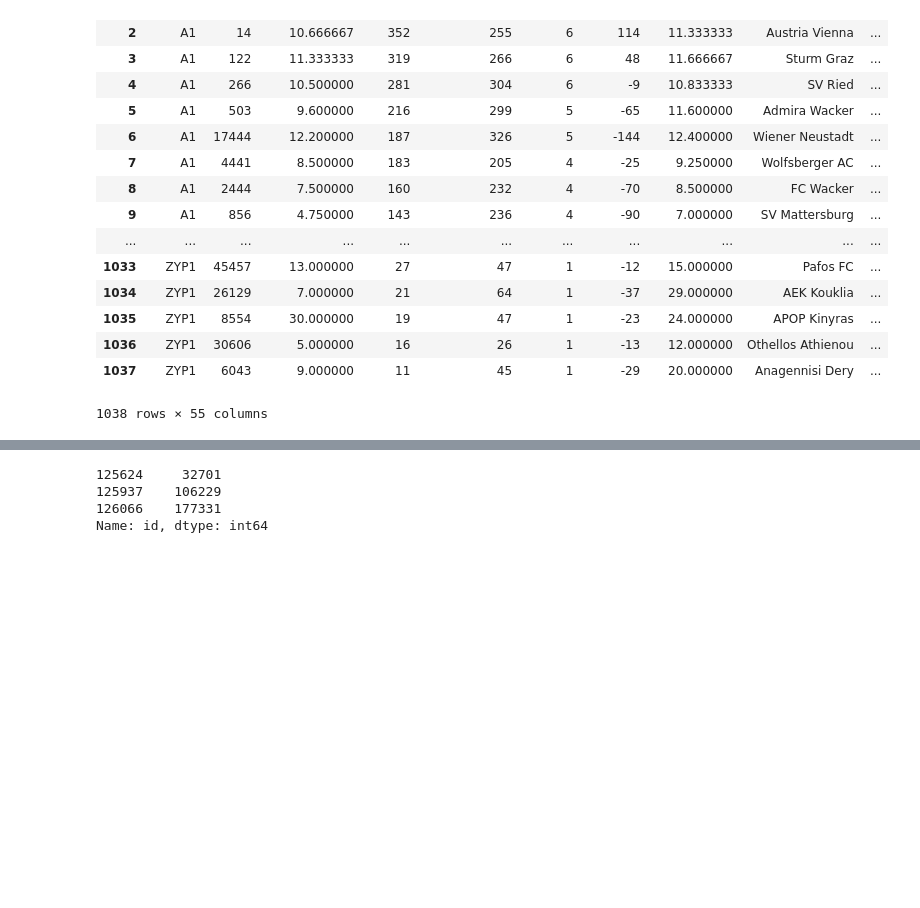
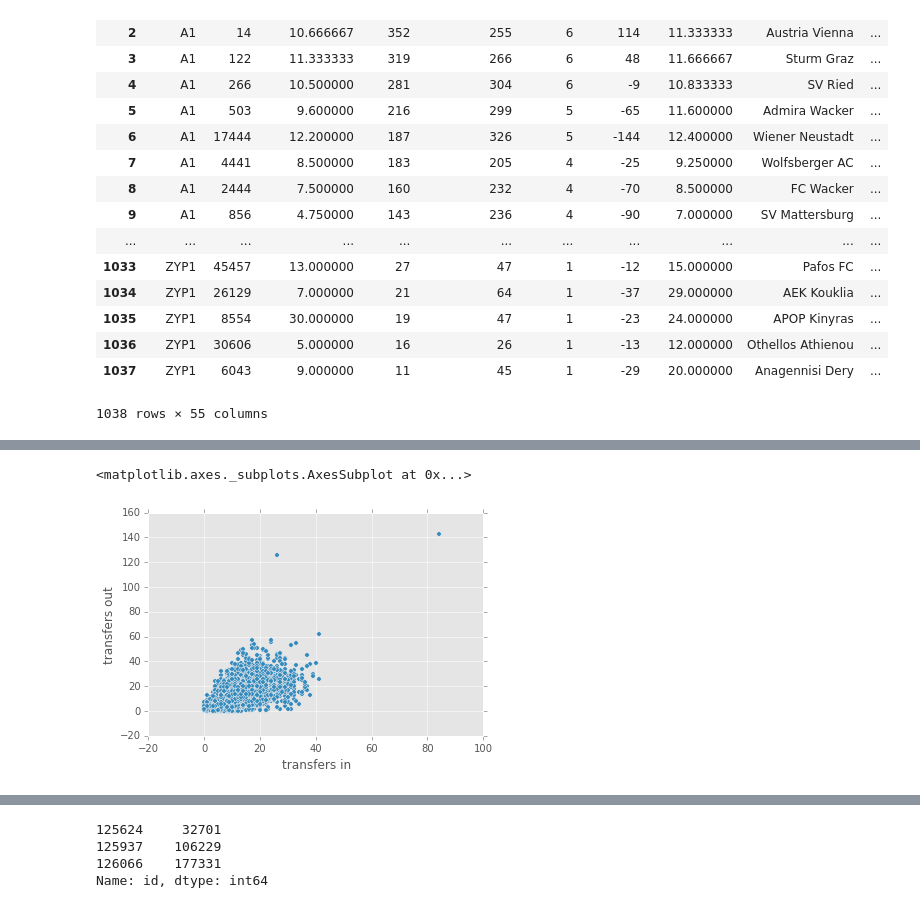
Before and after one commit to kebuhcah/soccer-history, a Jupyter notebook: notebooks/stability_performance.ipynb, the cells around one changed output, grey strips where cells are left out. Drawn from its saved outputs; the diff is of its cells as text; code cells hidden in the pictures; blank space fills up the shorter version.

```diff
--- a/notebooks/stability_performance.ipynb
+++ b/notebooks/stability_performance.ipynb
@@ -101,3 +101,33 @@ stabilityVsPerf
 | 1036 | ZYP1 | 30606 | 5.000000 | 16 | 26 | 1 | -13 | 12.000000 | Othellos Athienou | ... |
 | 1037 | ZYP1 | 6043 | 9.000000 | 11 | 45 | 1 | -29 | 20.000000 | Anagennisi Dery | ... |
 1038 rows × 55 columns
+# %%
+def transfercount(club):
+    return club
+
+clubSeasonInOut=DataFrame({'transfers out': transfers.groupby(['fromTeamId','season']).count()['id'],
+    'transfers in':transfers.groupby(['toTeamId','season']).count()['id']}).fillna(0).reset_index().rename(columns={'level_0':'clubId','level_1':'season'})
+
+def topTeams(league):
+    t= league.groupby('clubId').agg({'points':'sum','clubName':'first','transfers in': 'mean','transfers out': 'mean','goalDiff':'sum','goalsFor':'sum','goalsAgainst':'sum','rank': 'mean'}).sort_values('points',ascending=False)
+    t['invRank']=league['rank'].max()-t['rank']
+    t['scaleRank']=t['rank']/league['rank'].max()
+    return t
+
+RO1=leagueTables.merge(clubSeasonInOut).groupby('league').apply(topTeams).ix['RO1']
+
+stabilityVsPerf2=leagueTables[leagueTables.season>2005].merge(clubSeasonInOut).groupby(['league','season']).apply(topTeams) #.ix['GR1'].sort_values('goalDiff').plot.scatter(x='transfers in',y='points')
+#stabilityVsPerf2=stabilityVsPerf2.join(nonloans[nonloans['season'].between(2010,2015)].rename(columns={'fromLeague':'league','fromTeamId':'clubId'}).groupby(['league','season','clubId'])[['duration']].mean())
+#stabilityVsPerf2=stabilityVsPerf2.join(transfers[transfers['season'].between(2010,2015)].rename(columns={'fromLeague':'league','fromTeamId':'clubId'}).groupby(['league','season','clubId'])[['durationWithLoans']].mean())
+
+stabilityVsPerf2=stabilityVsPerf2.reset_index().merge(club_coeff,how='left',right_on='clubId',left_on='clubId',suffixes=('','_uefa'))
+
+countryLeagueMap=transfers[['fromCountry','fromLeague']].drop_duplicates().rename(columns={'fromLeague':'league','fromCountry':'Country'})
+
+stabilityVsPerf2=stabilityVsPerf2.merge(countryLeagueMap,how='left',left_on='league',right_on='league').merge(countryInfo,how='left',left_on='Country',right_index=True)
+
+ew = pd.ExcelWriter('../data/analysis/stability_performance.xls', encoding='utf-8')
+stabilityVsPerf2.to_excel(ew, merge_cells=False)
+ew.save()
+
+stabilityVsPerf2
@@ -103,0 +153,5 @@ stabilityVsPerf
+# %%
+stabilityVsPerf2.plot.scatter('transfers in','transfers out')
+# %% [output]
+<matplotlib.axes._subplots.AxesSubplot at 0x...>
+[figure, added]
```
Also changed, not shown: parts of 14 cells of this notebook.
